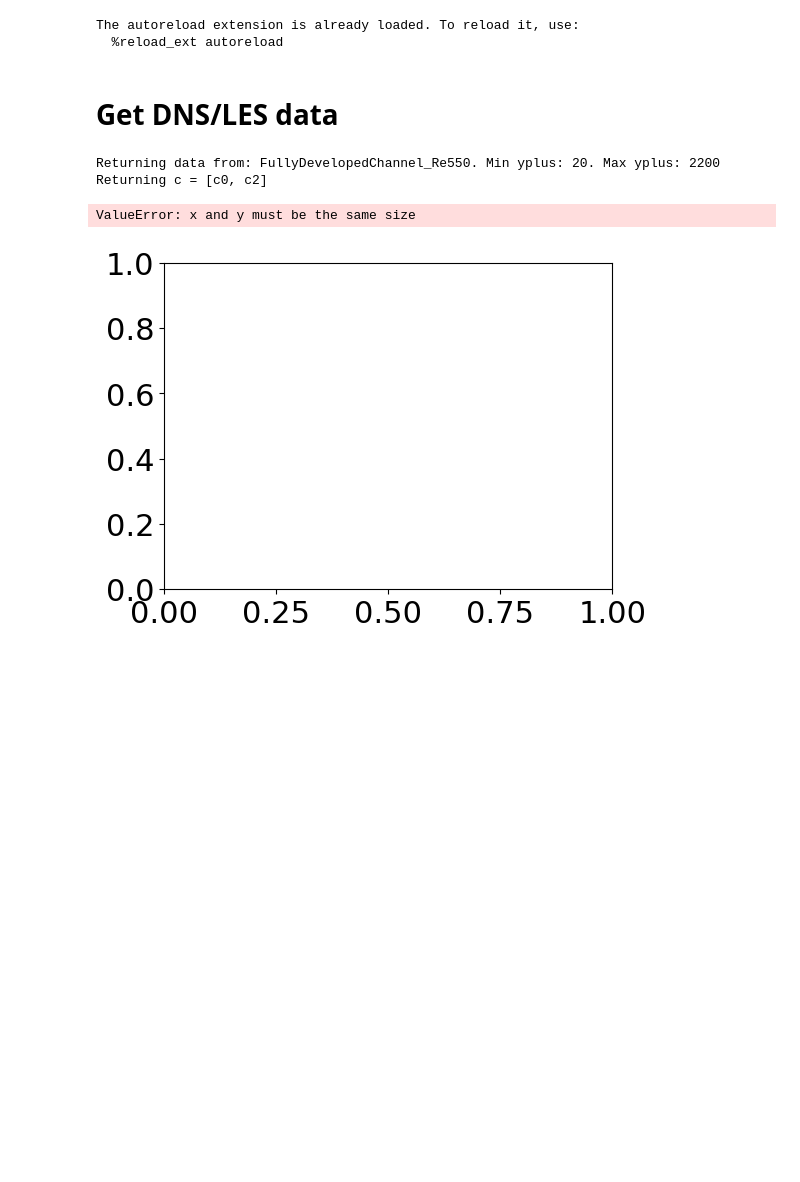
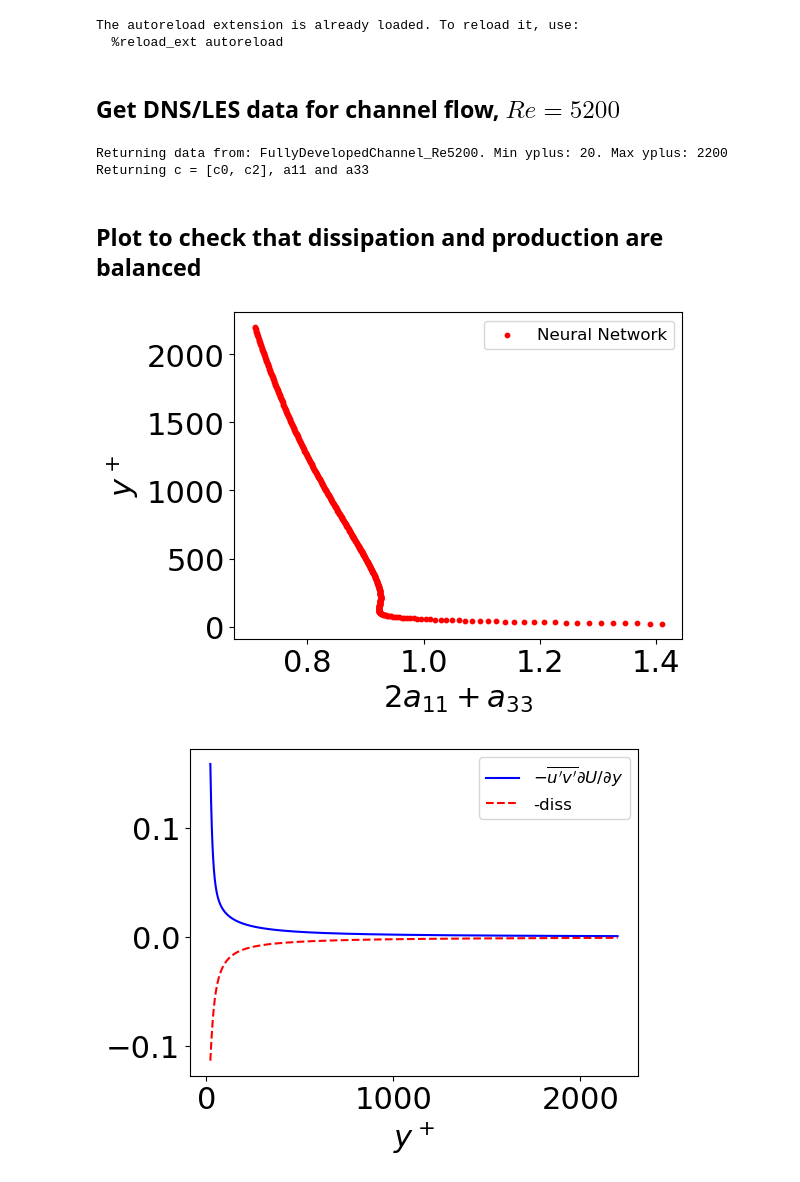
Before and after one commit to kne911/turbML, a Jupyter notebook: Scripts/Assignment1.ipynb, the cells around one changed output. Drawn from its saved outputs; the diff is of its cells as text; code cells hidden in the pictures; blank space fills up the shorter version.

```diff
--- a/Scripts/Assignment1.ipynb
+++ b/Scripts/Assignment1.ipynb
@@ -35,39 +37,41 @@ Path("Output").mkdir(parents=True, exist_ok=True)
 The autoreload extension is already loaded. To reload it, use:
   %reload_ext autoreload
 # %% [markdown]
-# Get DNS/LES data
+## Get DNS/LES data for channel flow, $Re = 5200$
 # %%
-y_DNS, yplus_DNS, u_DNS, uu_DNS, vv_DNS, ww_DNS, uv_DNS, k_DNS, eps_DNS, dudy_DNS = GetInputData('FullyDevelopedChannel_Re550', 20, 2200)
+y_DNS, yplus_DNS, u_DNS, uu_DNS, vv_DNS, ww_DNS, uv_DNS, k_DNS, eps_DNS, dudy_DNS = GetInputData('FullyDevelopedChannel_Re5200', 20, 2200)
 c, a11_DNS, a33_DNS = GetC0andC2(k_DNS, eps_DNS, dudy_DNS, uu_DNS, vv_DNS, ww_DNS)
 # %% [output]
-Returning data from: FullyDevelopedChannel_Re550. Min yplus: 20. Max yplus: 2200
-Returning c = [c0, c2]
+Returning data from: FullyDevelopedChannel_Re5200. Min yplus: 20. Max yplus: 2200
+Returning c = [c0, c2], a11 and a33
+# %% [markdown]
+## Plot to check that dissipation and production are balanced
 # %%
 plot = True
 
 if plot:
     ########################## 2*a11_DNS+a33_DNS
     fig1,ax1 = plt.subplots()
     plt.subplots_adjust(left=0.20,bottom=0.20)
     ax1.scatter(2*a11_DNS+a33_DNS,yplus_DNS, marker="o", s=10, c="red", label="Neural Network")
     plt.xlabel("$2a_{11}+a_{33}$")
     plt.ylabel("$y^+$")
     plt.legend(loc="best",fontsize=12)
     #plt.savefig('Output/2a11_DNS+a33_DNS-dudy2-and-tau-2-hidden-9-yplus-2200-dudy-min-eq.4e-4-scale-with-k-eps-units-BL.png')
 
 
     prod_DNS_1 = -uv_DNS*dudy_DNS
 
     ########################## k-bal
     fig1,ax1 = plt.subplots()
     plt.subplots_adjust(left=0.20,bottom=0.20)
     #ax1.plot(yplus_DNS_uu,prod_DNS, 'b-', label="prod")
     ax1.plot(yplus_DNS,prod_DNS_1, 'b-', label="$-\\overline{u'v'} \\partial U/\\partial y$")
     ax1.plot(yplus_DNS,-eps_DNS,'r--', label="-diss")
-    plt.axis([0,200,0,0.3])
-    plt.ylabel("$y^+$")
+    #plt.axis([0,200,0,0.3])
+    plt.xlabel("$y^+$")
     plt.legend(loc="best",fontsize=12)
     #plt.savefig('Output/prod-diss-DNS-dudy2-and-tau-2-hidden-9-yplus-2200-dudy-min-eq.4e-4-scale-with-ustar-and-nu-BL.png')
 # %% [output]
-ValueError: x and y must be the same size
-[figure, old version]
+[figure, new version]
+[figure, added]
```
Also changed, not shown: parts of 10 cells of this notebook.
